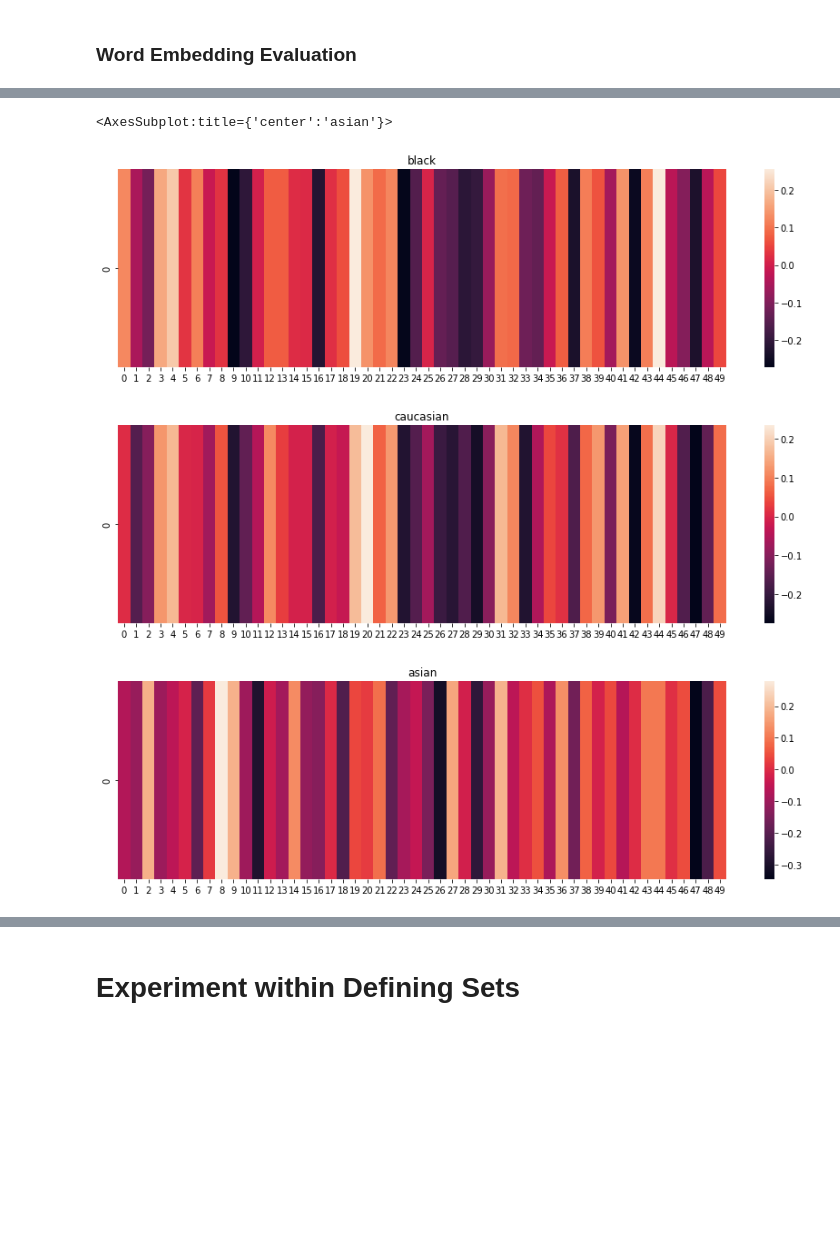
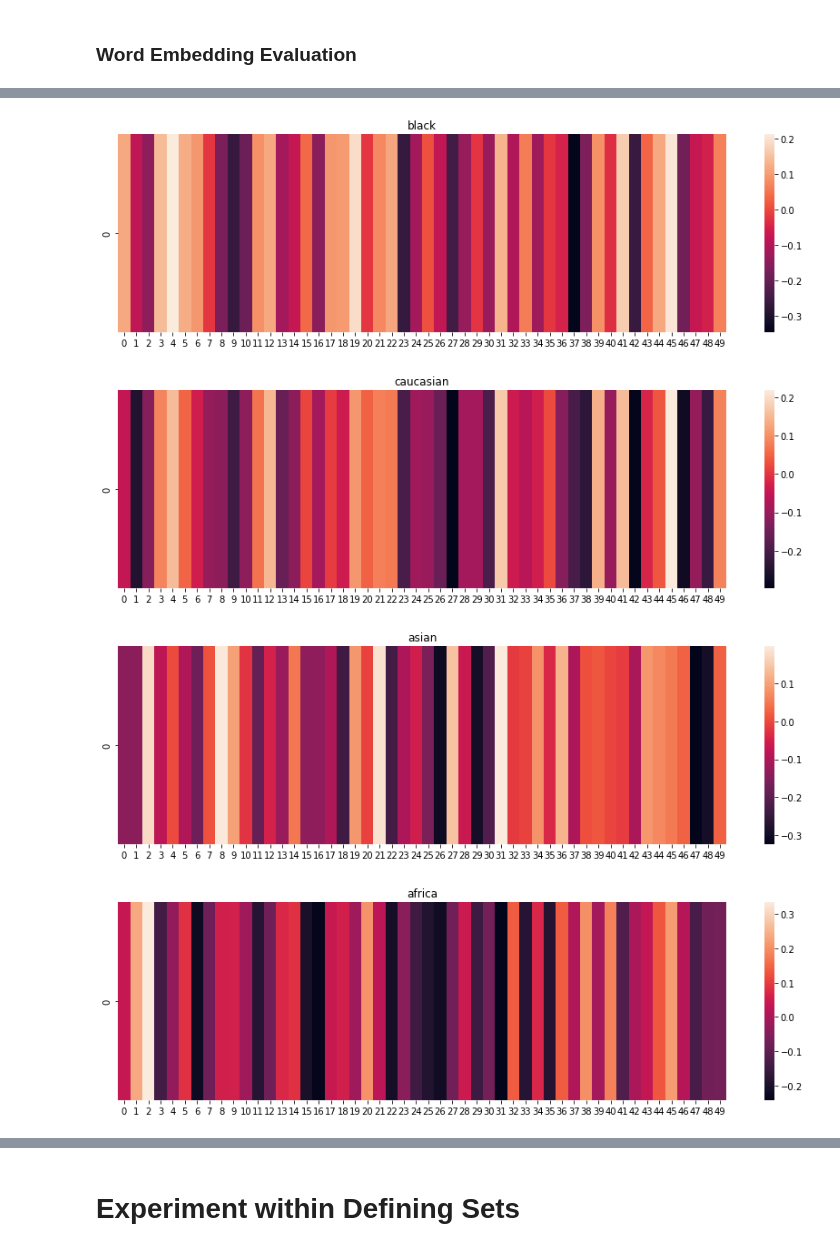
Before and after one commit to YolandaMDavis/DoubleHardMulticlass, a Jupyter notebook: hard-debias-experiment.ipynb, the cells around one changed output, grey strips where cells are left out. Saved outputs shown, nothing was run; the diff lists cells and outputs as text; code cells hidden in the pictures; blank space fills up the shorter version.

Commit message:
ensured we are comparing apples to apples by running both hard debias and double hard debias (vs using hard debias pretrained)

```diff
--- a/hard-debias-experiment.ipynb
+++ b/hard-debias-experiment.ipynb
@@ -25,10 +23,10 @@ debiased_vectors = preprocessWordVecs(wv_hd)
 embed_dim = wv_pt.vector_size
 # %%
 # obtain the bias subspace with all defining sets using the original model
-subspace = identify_bias_subspace(original_vectors, def_sets, 1, embed_dim)
+subspace = identify_bias_subspace(original_vectors, def_sets, 2, embed_dim)
 
 # get all positive and negative words words within the subspace (moving towards or away from some race)
-positive_words, negative_words = get_most_biased(original_vectors, subspace[0], 1000)
+positive_words, negative_words = get_most_biased(original_vectors, subspace[0], 500)
 
 # get all biased words (minus those in the defining/equality set)
 positive_words = [word for word, sim in positive_words]
@@ -38,4 +36,6 @@ negative_words = [word for word, sim in negative_words]
 eq_sets = [set for _, set in def_sets.items()]
 
 biased_words = set(positive_words + negative_words) - set(np.array(eq_sets).flatten())
+
+# 1 for more positive biased words, 0 for more negative biased words
 y_true = [ 1 if word in positive_words else 0 for word in biased_words]
@@ -61,3 +70,10 @@ tsne_plot(wv_pt, biased_words, set(targets), y_true)
+# %%
+from biasOps import neutralize_and_equalize
+from util import convert_legacy_to_keyvec
+
+full_words = set(neutral_words)
+debiased_vectors = neutralize_and_equalize(original_vectors, full_words, eq_sets, subspace, embed_dim)
+wv_hd = convert_legacy_to_keyvec(debiased_vectors)
 # %%
 # What is the Precision in the Hard Debias embeddings?
 
@@ -278,0 +256,11 @@ sns.heatmap([wv_pt['asian']])
+# %%
+import seaborn as sns
+
+# Original Embeddings
+targets = [word for words in evalTargets for word in words]
+
+for attr in targets:
+    fig, ax = plt.subplots()
+    fig.set_figwidth(15)
+    ax.title.set_text(attr)
+    sns.heatmap([wv_pt[attr]])
@@ -279,23 +274,12 @@ sns.heatmap([wv_pt['asian']])
 # %%
 # Hard Debias Embeddings
-fig, ax = plt.subplots()
-fig.set_figwidth(15)
-ax.title.set_text('black')
-sns.heatmap([wv_hd['black']])
-
-
-fig, ax = plt.subplots()
-fig.set_figwidth(15)
-ax.title.set_text('caucasian')
-sns.heatmap([wv_hd['caucasian']])
-
-
-fig, ax = plt.subplots()
-fig.set_figwidth(15)
-ax.title.set_text('asian')
-sns.heatmap([wv_hd['asian']])
+for attr in targets:
+    fig, ax = plt.subplots()
+    fig.set_figwidth(15)
+    ax.title.set_text(attr)
+    sns.heatmap([wv_hd[attr]])
 # %% [output]
-<AxesSubplot:title={'center':'asian'}>
-[figure, old version]
+[figure, new version]
-[figure, old version]
+[figure, new version]
-[figure, old version]
+[figure, new version]
+[figure, added]
```
Also changed, not shown: parts of 27 cells of this notebook, 3 other files.
